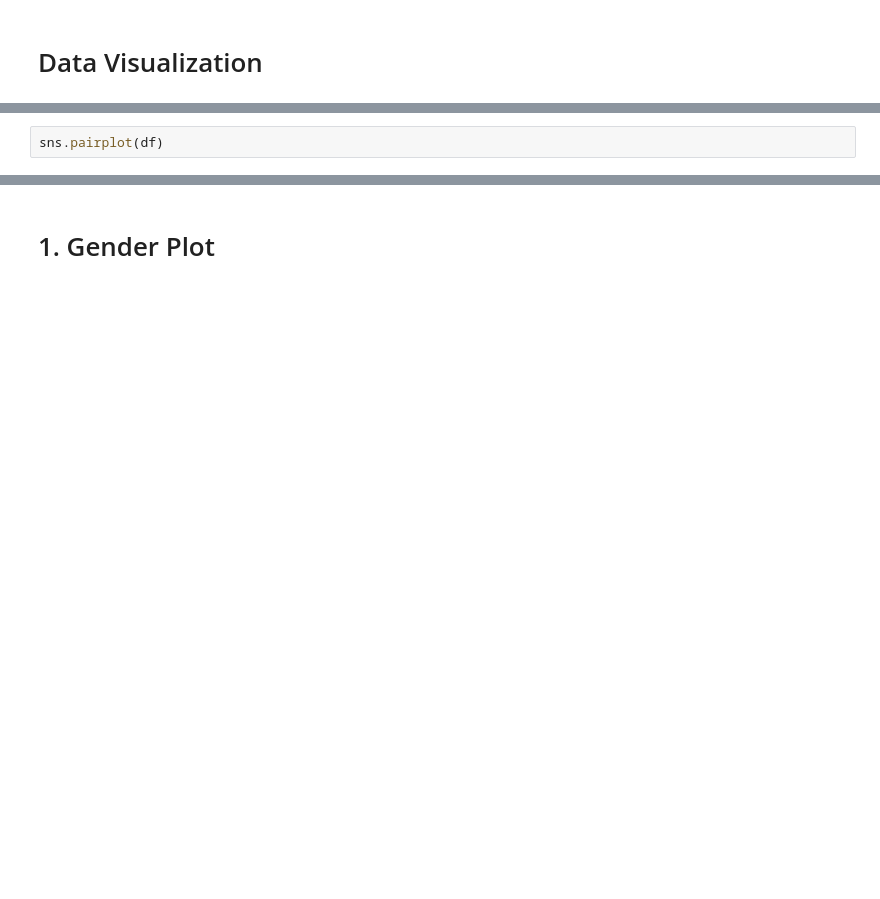
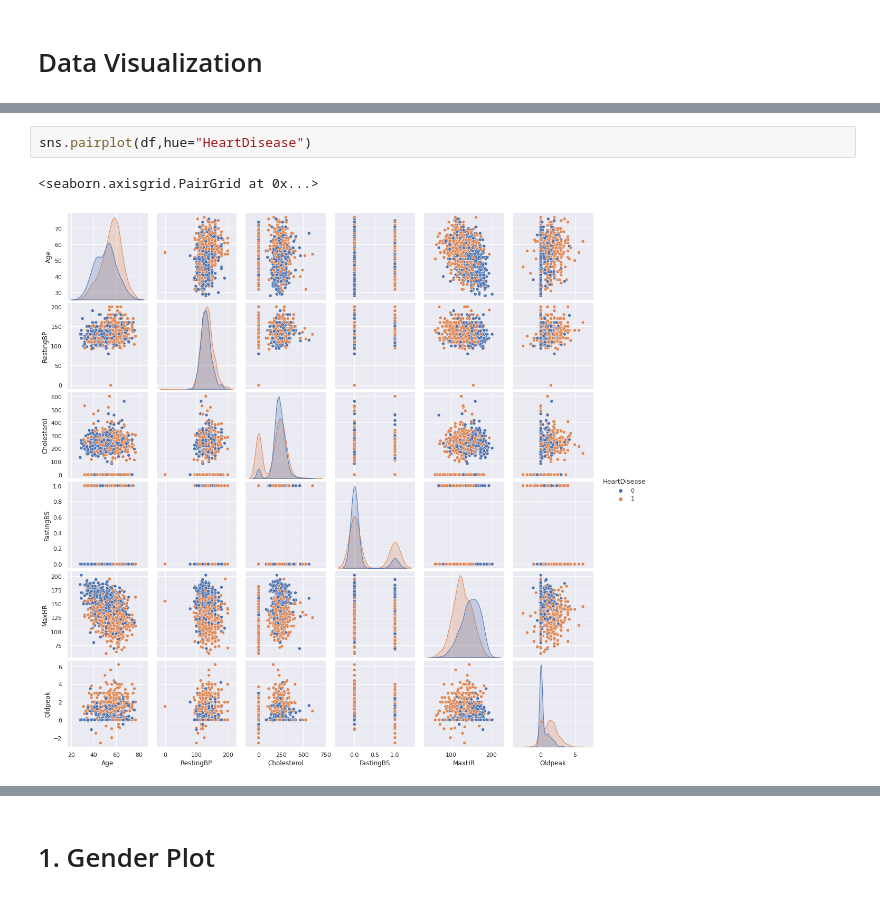
Before and after one commit to AshiniAnantharaman/Congestive-Heart-Failure-Classification, a Jupyter notebook: heart-failure-prediction-classification.ipynb, the cells around one changed output, grey strips where cells are left out. Cells and saved outputs as stored; diff of their text form; blank space fills up the shorter version.

Commit message:
Kaggle Notebook | Heart Failure Prediction - Classification | Version 2

```diff
--- a/heart-failure-prediction-classification.ipynb
+++ b/heart-failure-prediction-classification.ipynb
@@ -37,3 +89,6 @@ sns.heatmap(df.corr()).set_title("Correlation Map")
 # %%
-sns.pairplot(df)
+sns.pairplot(df,hue="HeartDisease")
+# %% [output]
+<seaborn.axisgrid.PairGrid at 0x...>
+[figure, added]
 # %%
```
Also changed, not shown: parts of 48 cells of this notebook.
